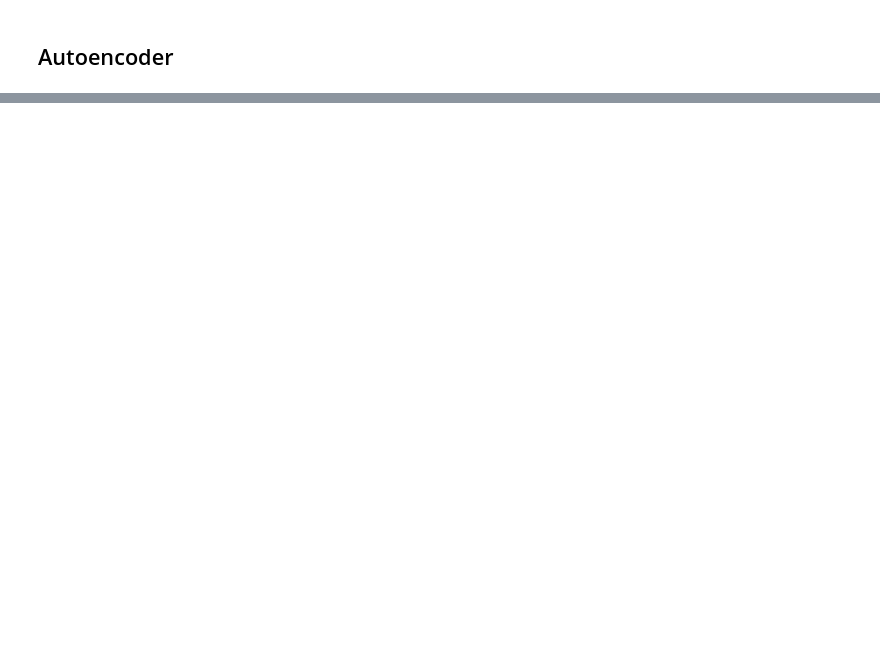
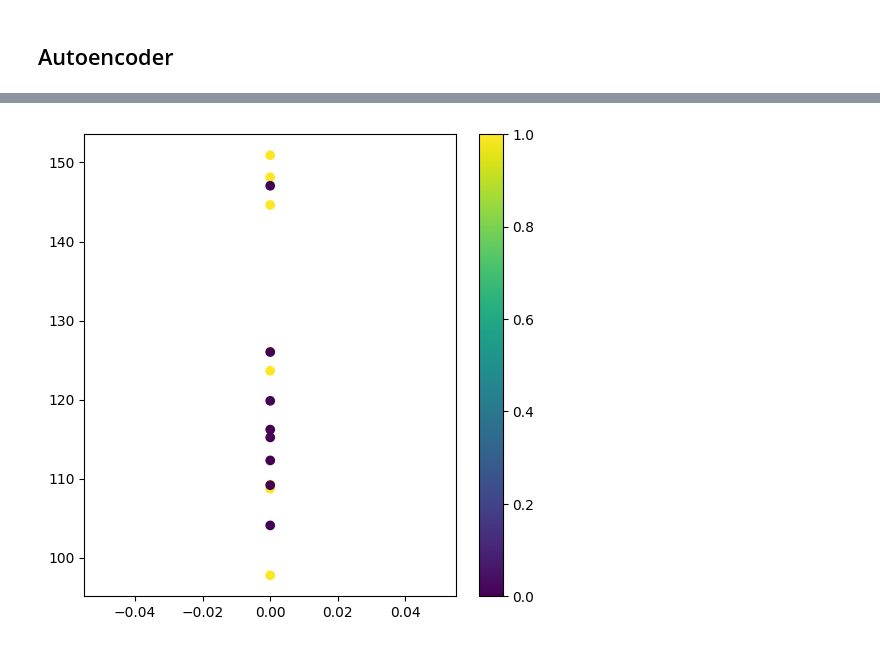
Before and after one commit to AmineBAA/Deep-Insights_Neural-Network, a Jupyter notebook: Deep_Insights_for_VGG_16.ipynb, the cells around one changed output, grey strips where cells are left out. Cells and saved outputs as stored; diff of their text form; code cells hidden in the pictures; blank space fills up the shorter version.

```diff
--- a/Deep_Insights_for_VGG_16.ipynb
+++ b/Deep_Insights_for_VGG_16.ipynb
@@ -309,0 +343,11 @@ dataset.head()
+# %%
+autoencoder = keras.Model(input_img, decoded)
+# %%
+autoencoder.compile(optimizer='adam', loss='binary_crossentropy')
+# %%
+autoencoder.fit(x_train, x_train,
+                epochs=20,
+                batch_size=256,
+                shuffle=True,
+                validation_data=(x_train, x_train)
+                )
@@ -309,0 +373,6 @@ dataset.head()
+# %%
+# Encode and decode some digits
+# Note that we take them from the *test* set
+# This model maps an input to its encoded representation
+encoder = keras.Model(input_img, encoded)
+encoded_imgs = encoder.predict(x_train)
@@ -309,0 +381,7 @@ dataset.head()
+# %%
+plt.figure(figsize=(6, 6))
+plt.scatter(encoded_imgs[:, 0], encoded_imgs[:, 1], c=y_train)
+plt.colorbar()
+plt.show()
+# %% [output]
+[figure, added]
```
Also changed, not shown: parts of 16 cells of this notebook.
